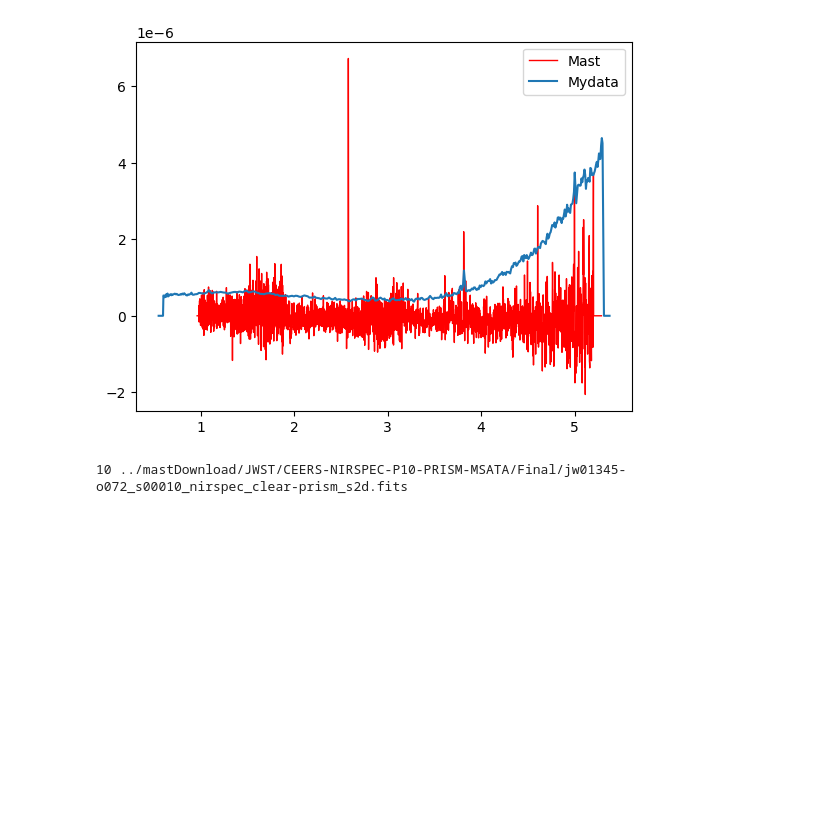
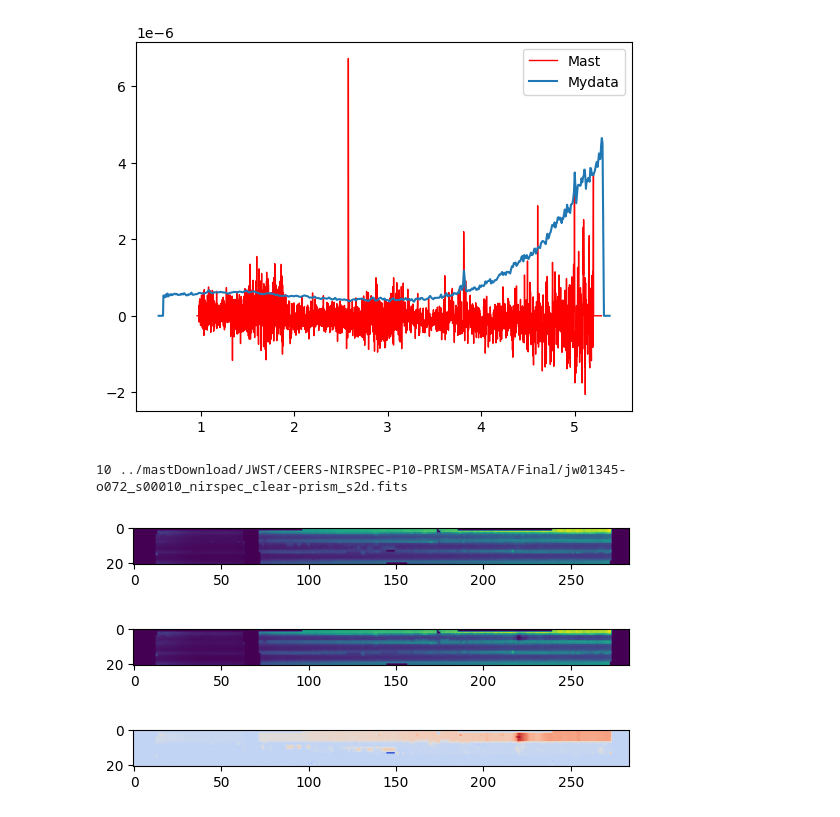
Before and after one commit to TimEpsilon/BetterNIRSpecBackground, a Jupyter notebook: JWST/TestStage3/TestStage3.ipynb, the cells around one changed output. Saved outputs shown, nothing was run; the diff lists cells and outputs as text; code cells hidden in the pictures; blank space fills up the shorter version.

```diff
--- a/JWST/TestStage3/TestStage3.ipynb
+++ b/JWST/TestStage3/TestStage3.ipynb
@@ -141,3 +141,35 @@ for file in glob(path):
             print(_[1].header["SOURCEID"],file)
 # %% [output]
 10 ../mastDownload/JWST/CEERS-NIRSPEC-P10-PRISM-MSATA/Final/jw01345-o072_s00010_nirspec_clear-prism_s2d.fits
+# %%
+from matplotlib import cm
+
+for file in glob("../mastDownload/JWST/CEERS-NIRSPEC-P10-PRISM-MSATA/Final/jw01345-o072_s*_nirspec_clear-prism_s2d.fits"):
+
+    if not "00002" in file:
+        continue
+
+    with fits.open(file) as hdul:
+        plt.figure()
+        mydata = hdul["SCI"].data
+        plt.imshow(mydata)
+        plt.show()
+
+
+        #plt.figure()
+        #plt.imshow(hdul["CON"].data[0,:,:])
+        #plt.show()
+
+    with fits.open(file.replace("Final","basicPipeline")) as hdul:
+        plt.figure()
+        basic = hdul["SCI"].data
+        plt.imshow(basic)
+        plt.show()
+
+    plt.figure()
+    plt.imshow(mydata - basic,cmap=cm.coolwarm)
+    plt.show()
+# %% [output]
+[figure, added]
+[figure, added]
+[figure, added]
```
Also changed, not shown: 17 other files.
